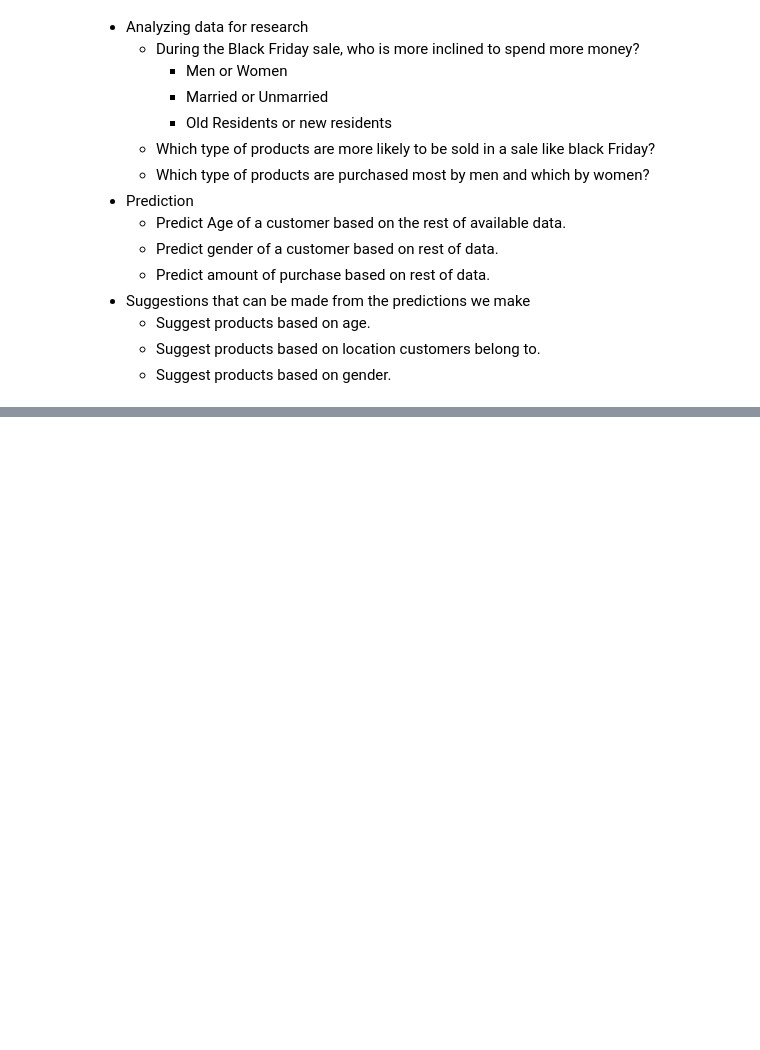
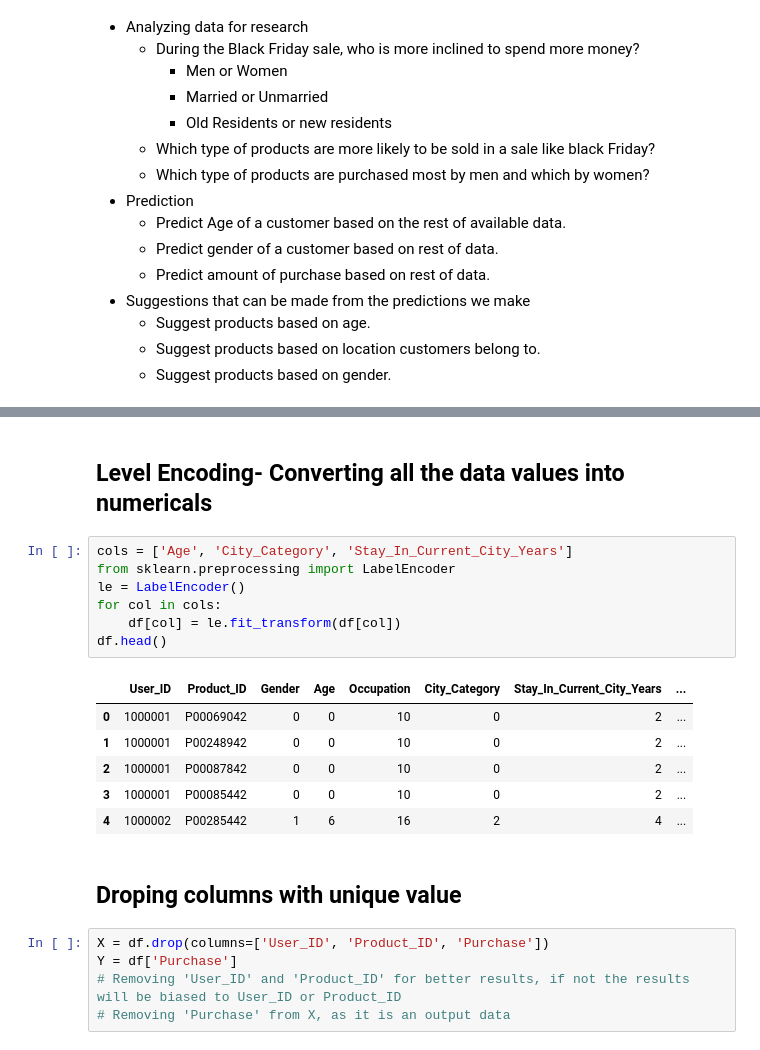
Before and after one commit to SaiKundanaSakhamuri/BlackFridaySalesAnalysis, a Jupyter notebook: initial_exploration.ipynb, the cells around one changed output, grey strips where cells are left out. Saved outputs shown, nothing was run; the diff lists cells and outputs as text; blank space fills up the shorter version.

Commit message:
Updated initial_exploration.ipynb with code for cleaning data set

```diff
--- a/initial_exploration.ipynb
+++ b/initial_exploration.ipynb
@@ -277,0 +337,23 @@ sns.barplot("Product_Category_3","Purchase",hue='Gender',data=df)
+# %% [markdown]
+## Level Encoding- Converting all the data values into numericals
+# %%
+cols = ['Age', 'City_Category', 'Stay_In_Current_City_Years']
+from sklearn.preprocessing import LabelEncoder
+le = LabelEncoder()
+for col in cols:
+    df[col] = le.fit_transform(df[col])
+df.head()
+# %% [output]
+|  | User_ID | Product_ID | Gender | Age | Occupation | City_Category | Stay_In_Current_City_Years | ... |
+| 0 | 1000001 | P00069042 | 0 | 0 | 10 | 0 | 2 | ... |
+| 1 | 1000001 | P00248942 | 0 | 0 | 10 | 0 | 2 | ... |
+| 2 | 1000001 | P00087842 | 0 | 0 | 10 | 0 | 2 | ... |
+| 3 | 1000001 | P00085442 | 0 | 0 | 10 | 0 | 2 | ... |
+| 4 | 1000002 | P00285442 | 1 | 6 | 16 | 2 | 4 | ... |
+# %% [markdown]
+## Droping columns with unique value
+# %%
+X = df.drop(columns=['User_ID', 'Product_ID', 'Purchase'])
+Y = df['Purchase']
+# Removing 'User_ID' and 'Product_ID' for better results, if not the results will be biased to User_ID or Product_ID
+# Removing 'Purchase' from X, as it is an output data
```
Also changed, not shown: parts of 8 cells of this notebook.
